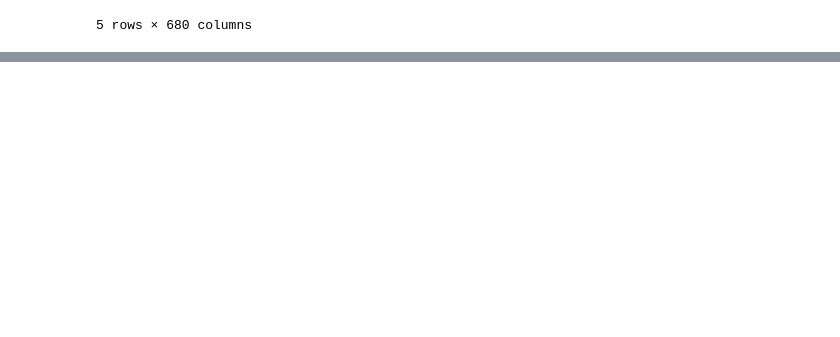
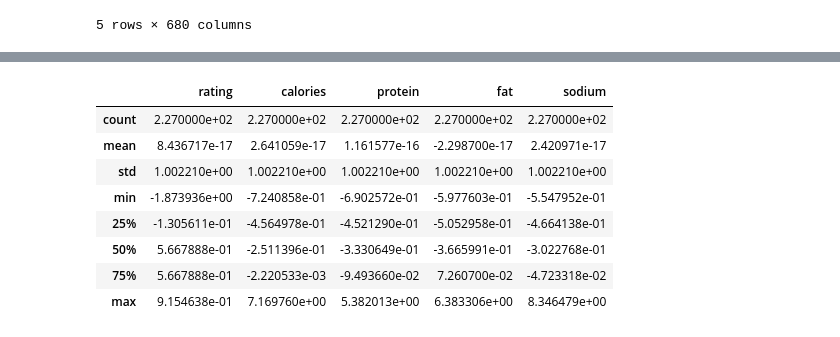
Before and after one commit to robd123/AML, a Jupyter notebook: Project2.ipynb, the cells around one changed output, grey strips where cells are left out. Cells and saved outputs as stored; diff of their text form; code cells hidden in the pictures; blank space fills up the shorter version.

```diff
--- a/Project2.ipynb
+++ b/Project2.ipynb
@@ -51 +55,13 @@ food_df.head()
+# %%
+food_scaled.describe()
+# %% [output]
+|  | rating | calories | protein | fat | sodium |
+| count | 2.270000e+02 | 2.270000e+02 | 2.270000e+02 | 2.270000e+02 | 2.270000e+02 |
+| mean | 8.436717e-17 | 2.641059e-17 | 1.161577e-16 | -2.298700e-17 | 2.420971e-17 |
+| std | 1.002210e+00 | 1.002210e+00 | 1.002210e+00 | 1.002210e+00 | 1.002210e+00 |
+| min | -1.873936e+00 | -7.240858e-01 | -6.902572e-01 | -5.977603e-01 | -5.547952e-01 |
+| 25% | -1.305611e-01 | -4.564978e-01 | -4.521290e-01 | -5.052958e-01 | -4.664138e-01 |
+| 50% | 5.667888e-01 | -2.511396e-01 | -3.330649e-01 | -3.665991e-01 | -3.022768e-01 |
+| 75% | 5.667888e-01 | -2.220533e-03 | -9.493660e-02 | 7.260700e-02 | -4.723318e-02 |
+| max | 9.154638e-01 | 7.169760e+00 | 5.382013e+00 | 6.383306e+00 | 8.346479e+00 |
 # %%
```
Also changed, not shown: parts of 6 cells of this notebook.
